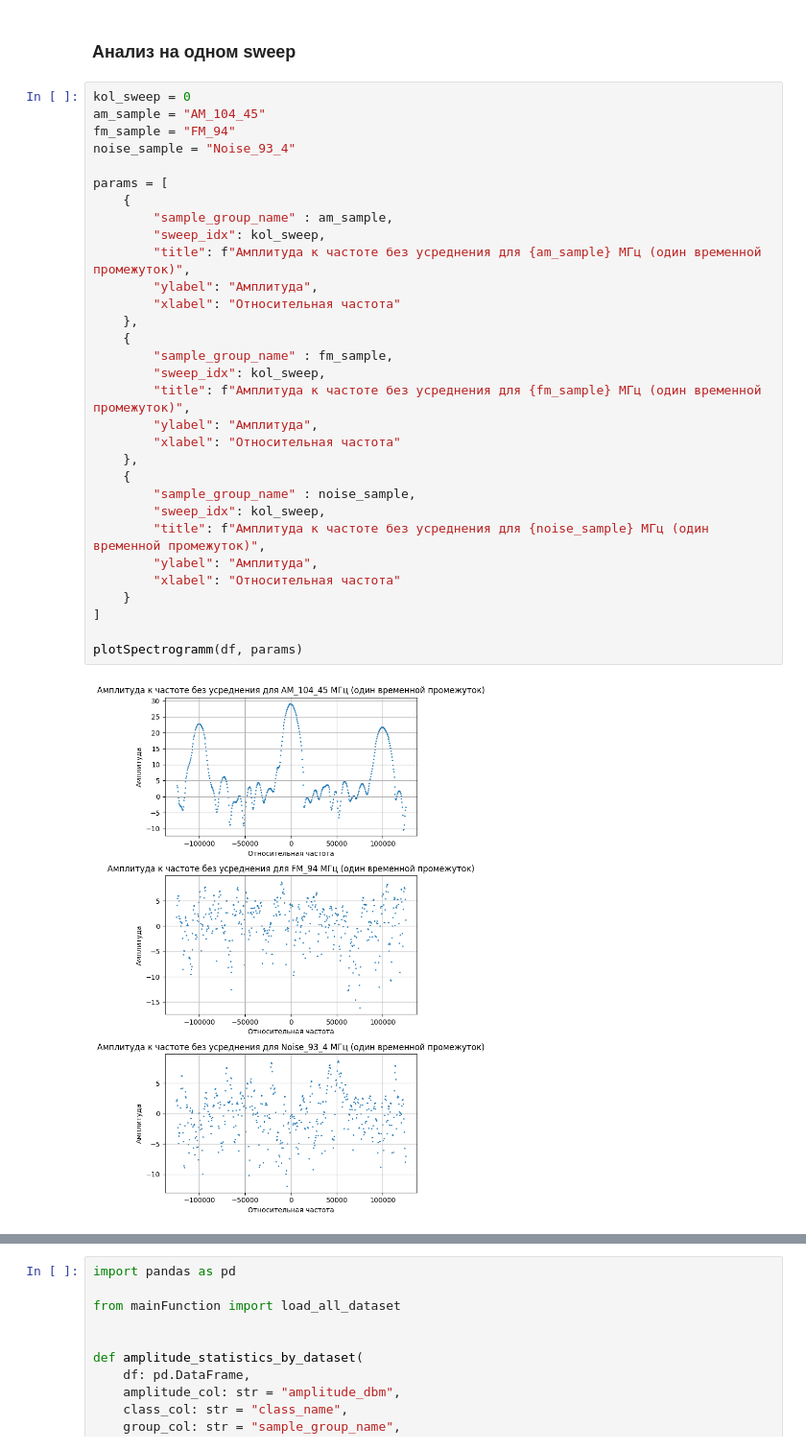
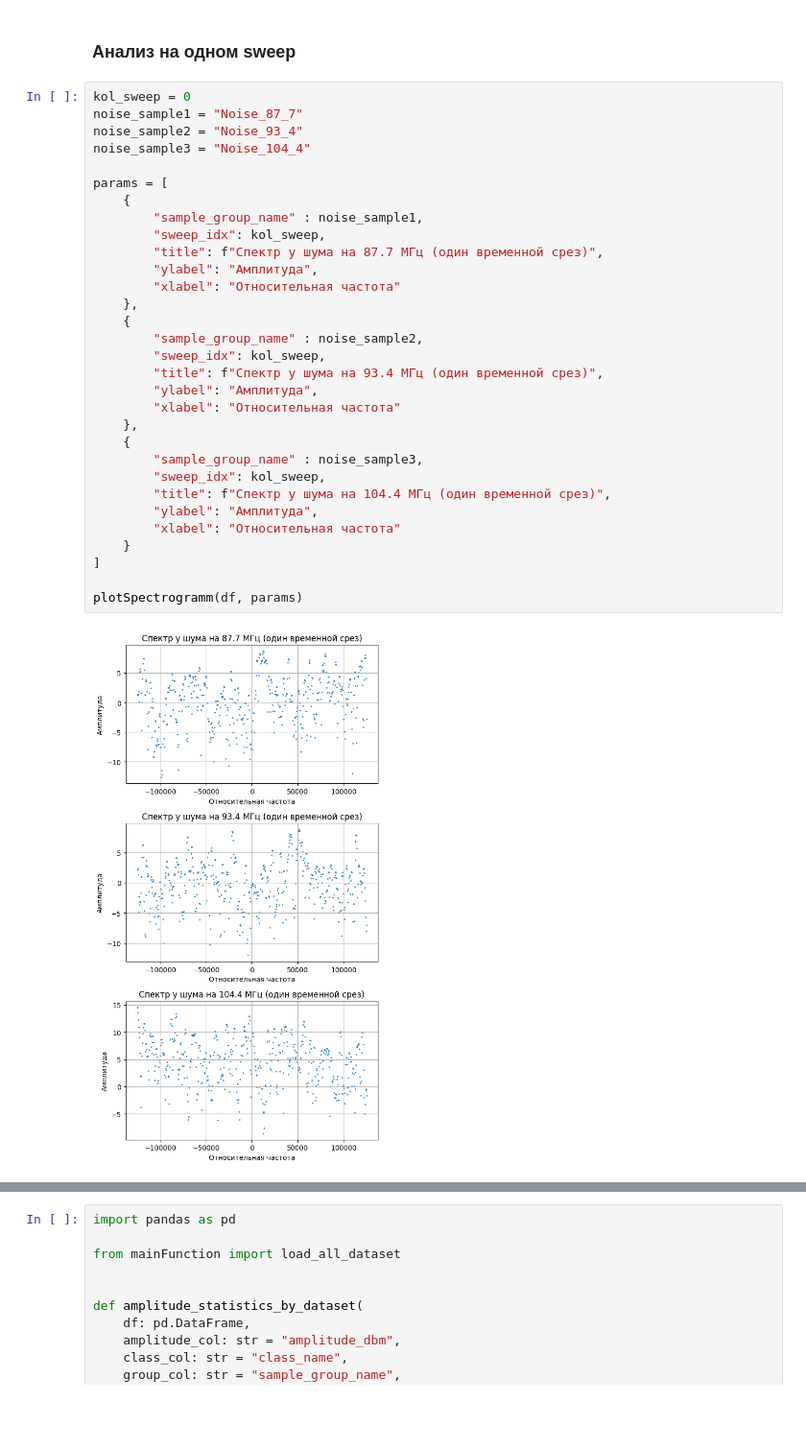
Before and after one commit to Mister-0-Zero/classification-of-signals, a Jupyter notebook: research.ipynb, the cells around one changed output, grey strips where cells are left out. Shown at 96% size. Saved outputs shown, nothing was run; the diff lists cells and outputs as text; blank space fills up the shorter version.

```diff
--- a/research.ipynb
+++ b/research.ipynb
@@ -48,35 +48,35 @@ def plotSpectrogramm(df, param_graphs):
 ### Анализ на одном sweep
 # %%
 kol_sweep = 0
-am_sample = "AM_104_45"
-fm_sample = "FM_94"
-noise_sample = "Noise_93_4"
+noise_sample1 = "Noise_87_7"
+noise_sample2 = "Noise_93_4"
+noise_sample3 = "Noise_104_4"
 
 params = [
     {
-        "sample_group_name" : am_sample,
+        "sample_group_name" : noise_sample1,
         "sweep_idx": kol_sweep,
-        "title": f"Амплитуда к частоте без усреднения для {am_sample} МГц (один временной промежуток)",
+        "title": f"Спектр у шума на 87.7 МГц (один временной срез)",
         "ylabel": "Амплитуда",
         "xlabel": "Относительная частота"
     },
     {
-        "sample_group_name" : fm_sample,
+        "sample_group_name" : noise_sample2,
         "sweep_idx": kol_sweep,
-        "title": f"Амплитуда к частоте без усреднения для {fm_sample} МГц (один временной промежуток)",
+        "title": f"Спектр у шума на 93.4 МГц (один временной срез)",
         "ylabel": "Амплитуда",
         "xlabel": "Относительная частота"
     },
     {
-        "sample_group_name" : noise_sample,
+        "sample_group_name" : noise_sample3,
         "sweep_idx": kol_sweep,
-        "title": f"Амплитуда к частоте без усреднения для {noise_sample} МГц (один временной промежуток)",
+        "title": f"Спектр у шума на 104.4 МГц (один временной срез)",
         "ylabel": "Амплитуда",
         "xlabel": "Относительная частота"
     }
 ]
 
 plotSpectrogramm(df, params)
 # %% [output]
-[figure, old version]
+[figure, new version]
 # %%
```
Also changed, not shown: parts of 2 cells of this notebook, 13 other files.
